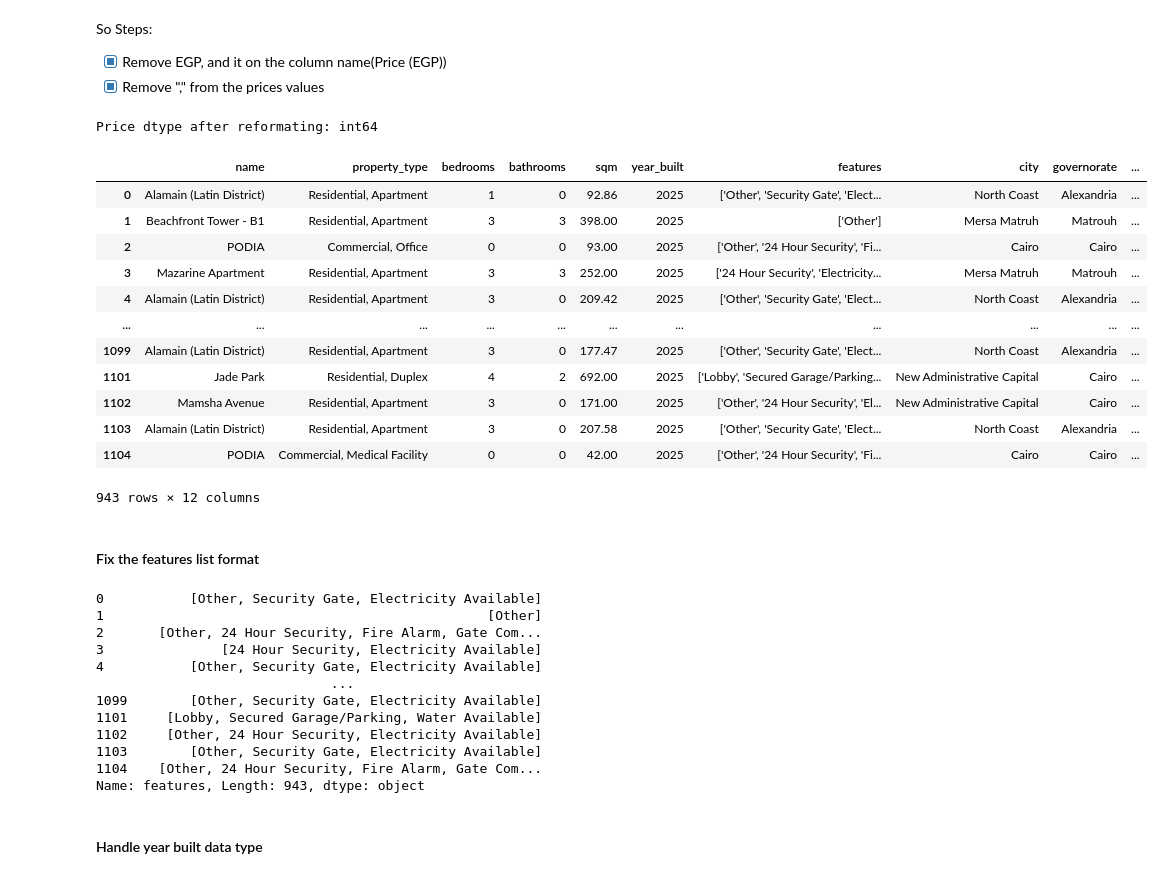
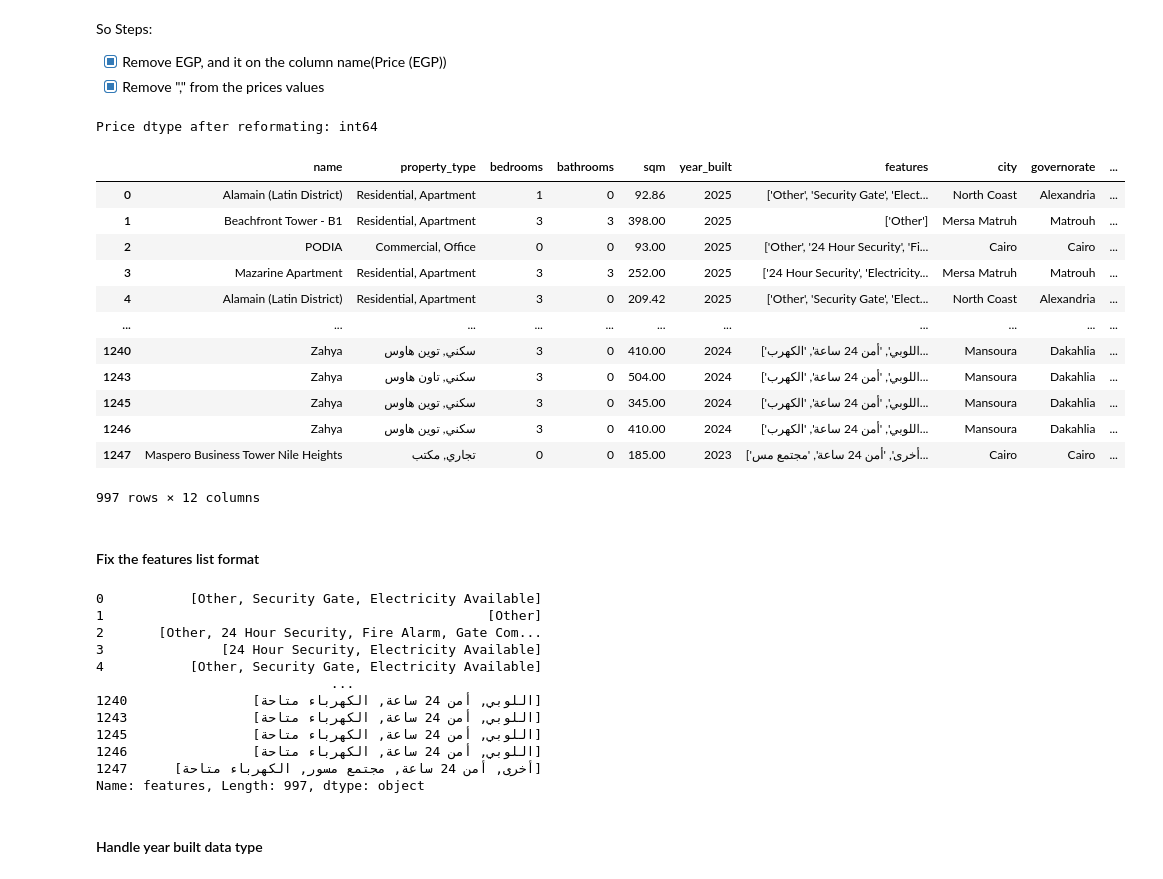
Before and after one commit to MinaAlberDS/Codveda-Internship, a Jupyter notebook: Level 1/Task 2/Data_cleaning.ipynb, the cells around one changed output. Drawn from its saved outputs; the diff is of its cells as text; code cells hidden in the pictures.

```diff
--- a/Level 1/Task 2/Data_cleaning.ipynb
+++ b/Level 1/Task 2/Data_cleaning.ipynb
@@ -12,7 +12,7 @@ import numpy as np
 pd.set_option("display.max_columns", None)
 
 # load the collected data
-re_df = pd.read_csv(r"D:\Data science project\Data science\Codveda-internship\Level 1\Task 1\real_estates_data(new).csv")
+re_df = pd.read_csv(r"D:\Programming\Data_science\Codveda-Internship\Level 1\Task 1\real_estates_data_except_2025.csv")
 
 # Preview the data
 print("The Real Estates data")
@@ -105,26 +105,32 @@ So Steps:
 - [x] Remove EGP, and it on the column name(Price (EGP))
 - [x] Remove "," from the prices values
 # %%
-re_df["Price(EGP)"] = re_df["price"].str.replace("EGP", "", regex=True).str.replace(",","", regex=True).astype(int) # remove EGP, and "," from the values. Convert it to int
+# Remove EGP, Arabic currency, and commas from price, then convert to int and store in new column
+re_df["Price(EGP)"] = (
+    re_df["price"]
+    .str.replace(r"(EGP|ج م|,)", "", regex=True)
+    .str.strip()
+    .astype(int)
+)
 # remove the old column
-re_df.drop("price", axis =1, inplace=True)
-print(f"Price dtype after reformating: {re_df["Price(EGP)"].dtype}")
+re_df.drop("price", axis=1, inplace=True)
+print(f"Price dtype after reformating: {re_df['Price(EGP)'].dtype}")
 re_df
 # %% [output]
 Price dtype after reformating: int64
 |  | name | property_type | bedrooms | bathrooms | sqm | year_built | features | city | governorate | ... |
 | 0 | Alamain (Latin District) | Residential, Apartment | 1 | 0 | 92.86 | 2025 | ['Other', 'Security Gate', 'Elect... | North Coast | Alexandria | ... |
 | 1 | Beachfront Tower - B1 | Residential, Apartment | 3 | 3 | 398.00 | 2025 | ['Other'] | Mersa Matruh | Matrouh | ... |
 | 2 | PODIA | Commercial, Office | 0 | 0 | 93.00 | 2025 | ['Other', '24 Hour Security', 'Fi... | Cairo | Cairo | ... |
 | 3 | Mazarine Apartment | Residential, Apartment | 3 | 3 | 252.00 | 2025 | ['24 Hour Security', 'Electricity... | Mersa Matruh | Matrouh | ... |
 | 4 | Alamain (Latin District) | Residential, Apartment | 3 | 0 | 209.42 | 2025 | ['Other', 'Security Gate', 'Elect... | North Coast | Alexandria | ... |
 | ... | ... | ... | ... | ... | ... | ... | ... | ... | ... | ... |
-| 1099 | Alamain (Latin District) | Residential, Apartment | 3 | 0 | 177.47 | 2025 | ['Other', 'Security Gate', 'Elect... | North Coast | Alexandria | ... |
-| 1101 | Jade Park | Residential, Duplex | 4 | 2 | 692.00 | 2025 | ['Lobby', 'Secured Garage/Parking... | New Administrative Capital | Cairo | ... |
-| 1102 | Mamsha Avenue | Residential, Apartment | 3 | 0 | 171.00 | 2025 | ['Other', '24 Hour Security', 'El... | New Administrative Capital | Cairo | ... |
-| 1103 | Alamain (Latin District) | Residential, Apartment | 3 | 0 | 207.58 | 2025 | ['Other', 'Security Gate', 'Elect... | North Coast | Alexandria | ... |
-| 1104 | PODIA | Commercial, Medical Facility | 0 | 0 | 42.00 | 2025 | ['Other', '24 Hour Security', 'Fi... | Cairo | Cairo | ... |
+| 1240 | Zahya | سكني, توين هاوس | 3 | 0 | 410.00 | 2024 | ['اللوبي', 'أمن 24 ساعة', 'الكهرب... | Mansoura | Dakahlia | ... |
+| 1243 | Zahya | سكني, تاون هاوس | 3 | 0 | 504.00 | 2024 | ['اللوبي', 'أمن 24 ساعة', 'الكهرب... | Mansoura | Dakahlia | ... |
+| 1245 | Zahya | سكني, توين هاوس | 3 | 0 | 345.00 | 2024 | ['اللوبي', 'أمن 24 ساعة', 'الكهرب... | Mansoura | Dakahlia | ... |
+| 1246 | Zahya | سكني, توين هاوس | 3 | 0 | 410.00 | 2024 | ['اللوبي', 'أمن 24 ساعة', 'الكهرب... | Mansoura | Dakahlia | ... |
+| 1247 | Maspero Business Tower Nile Heights | تجاري, مكتب | 0 | 0 | 185.00 | 2023 | ['أخرى', 'أمن 24 ساعة', 'مجتمع مس... | Cairo | Cairo | ... |
-943 rows × 12 columns
+997 rows × 12 columns
 # %% [markdown]
 #### Fix the features list format
 # %%
@@ -140,12 +146,12 @@ re_df["features"]
 3               [24 Hour Security, Electricity Available]
 4           [Other, Security Gate, Electricity Available]
                               ...
-1099        [Other, Security Gate, Electricity Available]
-1101     [Lobby, Secured Garage/Parking, Water Available]
-1102     [Other, 24 Hour Security, Electricity Available]
-1103        [Other, Security Gate, Electricity Available]
-1104    [Other, 24 Hour Security, Fire Alarm, Gate Com...
-Name: features, Length: 943, dtype: object
+1240                [اللوبي, أمن 24 ساعة, الكهرباء متاحة]
+1243                [اللوبي, أمن 24 ساعة, الكهرباء متاحة]
+1245                [اللوبي, أمن 24 ساعة, الكهرباء متاحة]
+1246                [اللوبي, أمن 24 ساعة, الكهرباء متاحة]
+1247      [أخرى, أمن 24 ساعة, مجتمع مسور, الكهرباء متاحة]
+Name: features, Length: 997, dtype: object
 # %% [markdown]
 #### Handle year built data type
 # %%
```
Also changed, not shown: parts of 46 cells of this notebook, 9 other files.
